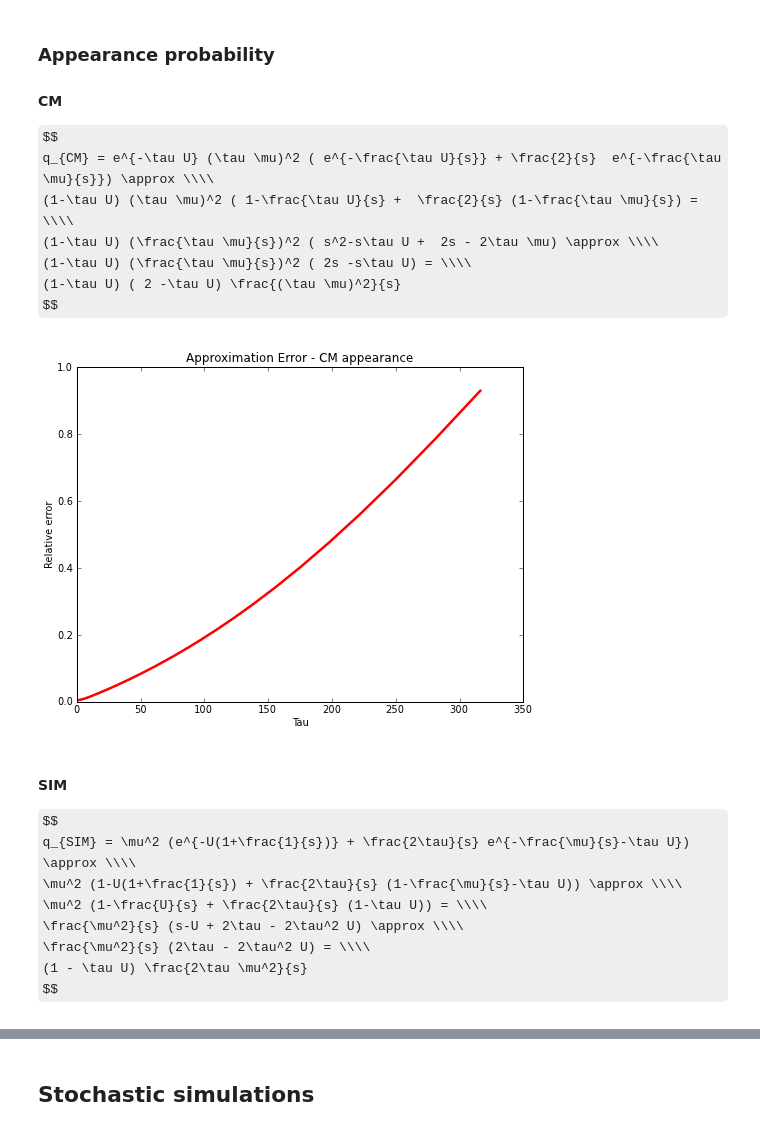
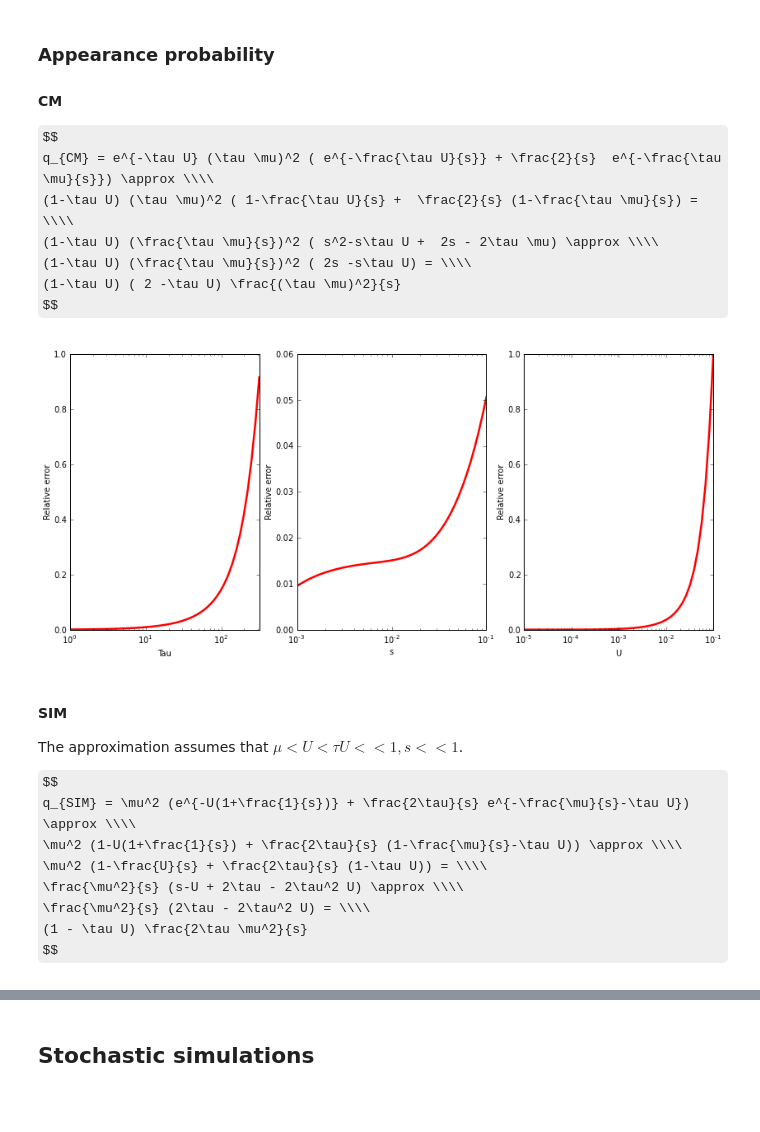
Before and after one commit to yoavram/ruggedsim, a Jupyter notebook: SIDEER2013/notebook.ipynb, the cells around one changed output, grey strips where cells are left out. Saved outputs shown, nothing was run; the diff lists cells and outputs as text; code cells hidden in the pictures; some formulas as TeX source; blank space fills up the shorter version.

```diff
--- a/SIDEER2013/notebook.ipynb
+++ b/SIDEER2013/notebook.ipynb
@@ -108,15 +140,42 @@ $$
 # %%
 def appearance_cm_approx(T,U,u,s,H):
     return (1 - T * U) * (2 - T * U) * ((T*u)**2) / s
-# %%
-taus = logspace(0,2.5)
-plot(taus,[abs(appearance_cm_approx(T,U,u,s,H)-appearance_cm_exact(T,U,u,s,H))/appearance_cm_exact(T,U,u,s,H) for T in taus], 'r', linewidth=2.5);
-title("Approximation Error - CM appearance");
-xlabel("Tau"); ylabel("Relative error");
-# %% [output]
-[figure, removed]
+# %%
+def compare_exact_approx(exact,approx,color='k'):
+    fig = figure(figsize=(14,6))
+    ax=subplot(1,3,1)
+    taus = logspace(0,2.5)
+    ax.plot(taus,[abs(approx(TT,U,u,s,H)-exact(TT,U,u,s,H))/exact(TT,U,u,s,H) for TT in taus], color, linewidth=2.5);
+    ax.set_xlabel("Tau")
+    ax.set_ylabel("Relative error")
+    ax.set_xscale("log")
+    ax.set_xlim(min(taus),max(taus))
+    #ax.set_ylim(0,1)
+
+    ax=subplot(1,3,2)
+    ses = logspace(-3,-1)
+    ax.plot(ses,[abs(approx(T,U,u,ss,H)-exact(T,U,u,ss,H))/exact(T,U,u,ss,H) for ss in ses], color, linewidth=2.5);
+    ax.set_xlabel("s")
+    ax.set_ylabel("Relative error");
+    ax.set_xscale("log")
+    #ax.set_ylim(0,1)
+
+    ax=subplot(1,3,3)
+    Us = logspace(-5,-1)
+    ax.plot(Us,[abs(approx(T,UU,UU/5000,s,H)-exact(T,UU,UU/5000,s,H))/exact(T,UU,UU/5000,s,H) for UU in Us], color, linewidth=2.5);
+    ax.set_xlabel("U")
+    ax.set_ylabel("Relative error")
+    ax.set_xscale("log")
+    #ax.set_ylim(0,1);
+    return fig
+# %%
+compare_exact_approx(appearance_cm_exact,appearance_cm_approx, color='r');
+# %% [output]
+[figure, added]
 # %% [markdown]
 #### SIM
+The approximation assumes that $\mu < U < \tau U << 1, s<<1$.
+
 $$
 q_{SIM} = \mu^2 (e^{-U(1+\frac{1}{s})} + \frac{2\tau}{s} e^{-\frac{\mu}{s}-\tau U}) \approx \\\\
 \mu^2 (1-U(1+\frac{1}{s}) + \frac{2\tau}{s} (1-\frac{\mu}{s}-\tau U)) \approx \\\\
```
Also changed, not shown: parts of 23 cells of this notebook.
